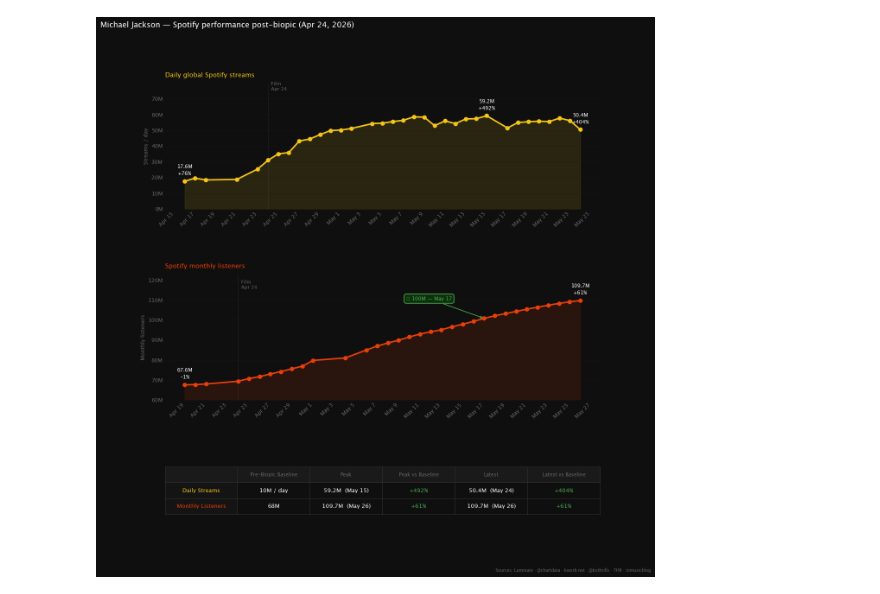
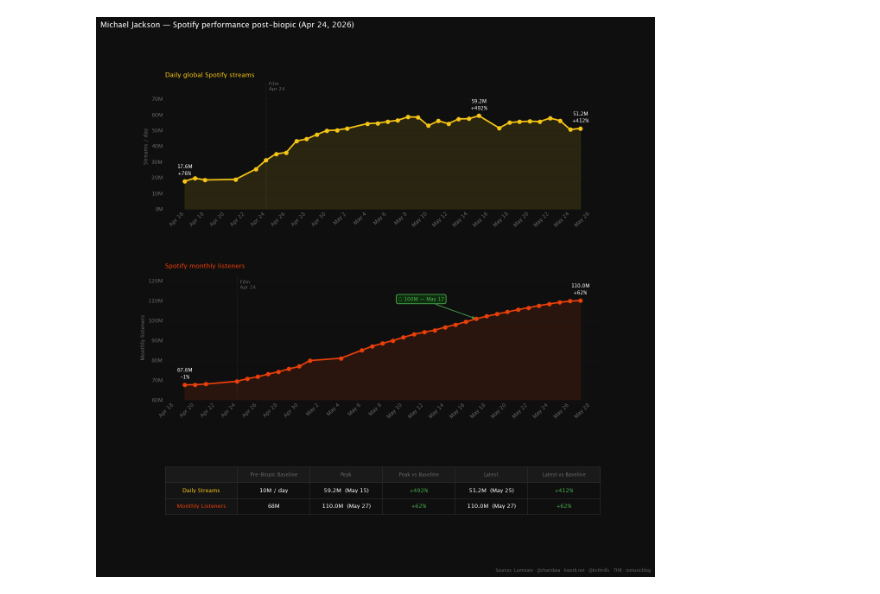
Before and after one commit to john15young/MichaelJacksonSpotifyAnalyticsPost2026MovieRelease, a Jupyter notebook: Streaming Analytics: Michael Jackson 2026 Movie.ipynb, the cells around one changed output. Saved outputs shown, nothing was run; the diff lists cells and outputs as text; code cells hidden in the pictures.

```diff
--- a/Streaming Analytics: Michael Jackson 2026 Movie.ipynb
+++ b/Streaming Analytics: Michael Jackson 2026 Movie.ipynb
@@ -45,8 +45,9 @@ data = [
     ('2026-05-22', 57.7, 106.4),
     ('2026-05-23', 56.1, 107.4),
     ('2026-05-24', 50.4, 108.3),
-    ('2026-05-25', None, 109.1,),
+    ('2026-05-25', 51.2, 109.1,),
     ('2026-05-26', None, 109.7),
+    ('2026-05-27', None, 110),
 ]
 # ─────────────────────────────────────────────────────────────────────────────
 
@@ -147,23 +148,23 @@ tbl = ax3.table(
     colLabels=col_labels, cellLoc='center', loc='center',
 )
 tbl.auto_set_font_size(False)
 tbl.set_fontsize(9.5)
 tbl.scale(1, 2.2)
 
 for (row, col), cell in tbl.get_celld().items():
     cell.set_facecolor(BG)
     cell.set_edgecolor('#333333')
     cell.set_linewidth(0.8)
     cell.set_text_props(color=WHITE)
     if row == 0:
         cell.set_facecolor('#1a1a1a')
         cell.set_text_props(color=MUTED, fontsize=8.5, fontweight='bold')
     if col == 0 and row > 0:
         cell.set_facecolor('#141414')
         cell.set_text_props(color=YELLOW if row == 1 else RED, fontweight='bold')
     if col in (3, 5) and row > 0:
         cell.set_text_props(color=GREEN, fontweight='bold')
 
 plt.show()
 # %% [output]
-[figure, old version]
+[figure, new version]
```
